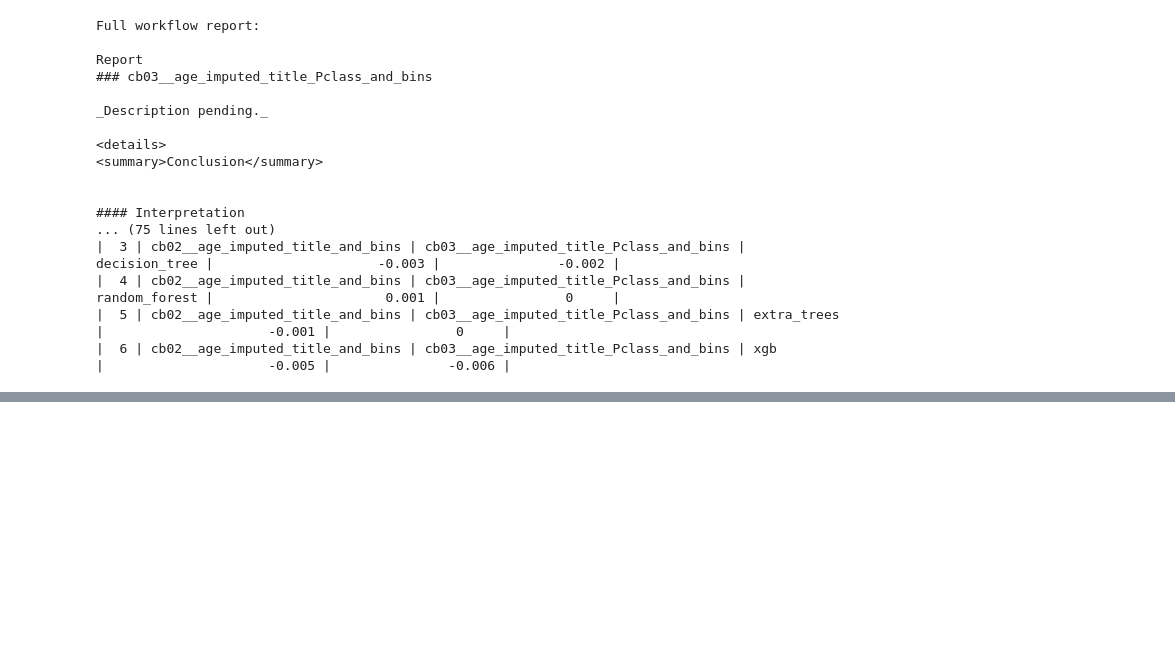
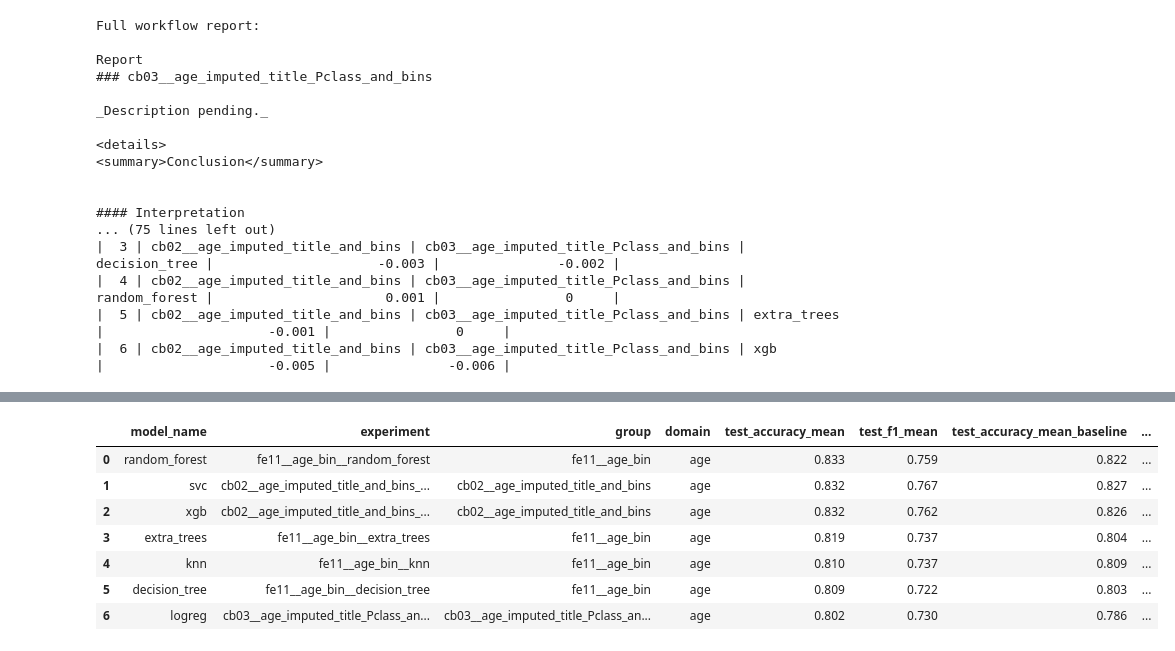
Before and after one commit to DerickRedDanger/Machine_learning, a Jupyter notebook: Titanic/notebooks/exploration.ipynb, the cells around one changed output, grey strips where cells are left out. Cells and saved outputs as stored; diff of their text form; code cells hidden in the pictures; blank space fills up the shorter version.

```diff
--- a/Titanic/notebooks/exploration.ipynb
+++ b/Titanic/notebooks/exploration.ipynb
@@ -188,0 +260,42 @@ _Description pending._
+# %%
+def domain_best_by_model_with_baseline_delta(
+    results_df,
+    domain,
+    metric="test_accuracy_mean",
+):
+    best_df = domain_best_by_model(
+        results_df=results_df,
+        domain=domain,
+        metric=metric,
+        include_baseline=True,
+    )
+
+    baseline = (
+        results_df[results_df["group"] == "baseline__raw"]
+        [["model_name", metric]]
+        .rename(columns={metric: f"{metric}_baseline"})
+    )
+
+    best_df = best_df.merge(baseline, on="model_name", how="left")
+    best_df[f"{metric}_delta_vs_baseline"] = (
+        best_df[metric] - best_df[f"{metric}_baseline"]
+    )
+
+    return best_df
+# %%
+age_best_delta = domain_best_by_model_with_baseline_delta(
+    results_df=all_results,
+    domain="age",
+    metric="test_accuracy_mean",
+)
+
+age_best_delta
+# %% [output]
+|  | model_name | experiment | group | domain | test_accuracy_mean | test_f1_mean | test_accuracy_mean_baseline | ... |
+| 0 | random_forest | fe11__age_bin__random_forest | fe11__age_bin | age | 0.833 | 0.759 | 0.822 | ... |
+| 1 | svc | cb02__age_imputed_title_and_bins_... | cb02__age_imputed_title_and_bins | age | 0.832 | 0.767 | 0.827 | ... |
+| 2 | xgb | cb02__age_imputed_title_and_bins_... | cb02__age_imputed_title_and_bins | age | 0.832 | 0.762 | 0.826 | ... |
+| 3 | extra_trees | fe11__age_bin__extra_trees | fe11__age_bin | age | 0.819 | 0.737 | 0.804 | ... |
+| 4 | knn | fe11__age_bin__knn | fe11__age_bin | age | 0.810 | 0.737 | 0.809 | ... |
+| 5 | decision_tree | fe11__age_bin__decision_tree | fe11__age_bin | age | 0.809 | 0.722 | 0.803 | ... |
+| 6 | logreg | cb03__age_imputed_title_Pclass_an... | cb03__age_imputed_title_Pclass_an... | age | 0.802 | 0.730 | 0.786 | ... |
```
Also changed, not shown: parts of 3 cells of this notebook, 3 other files.
